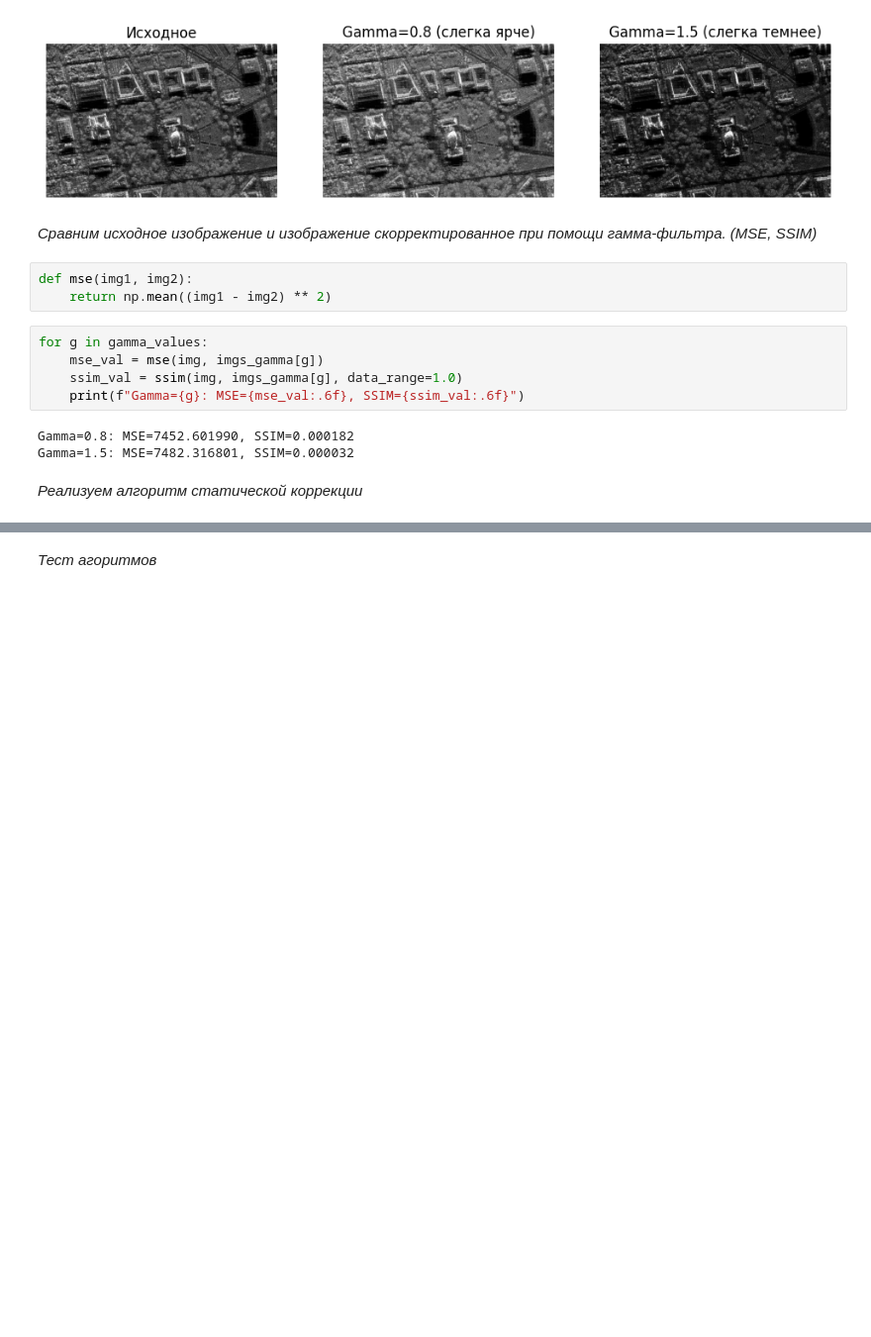
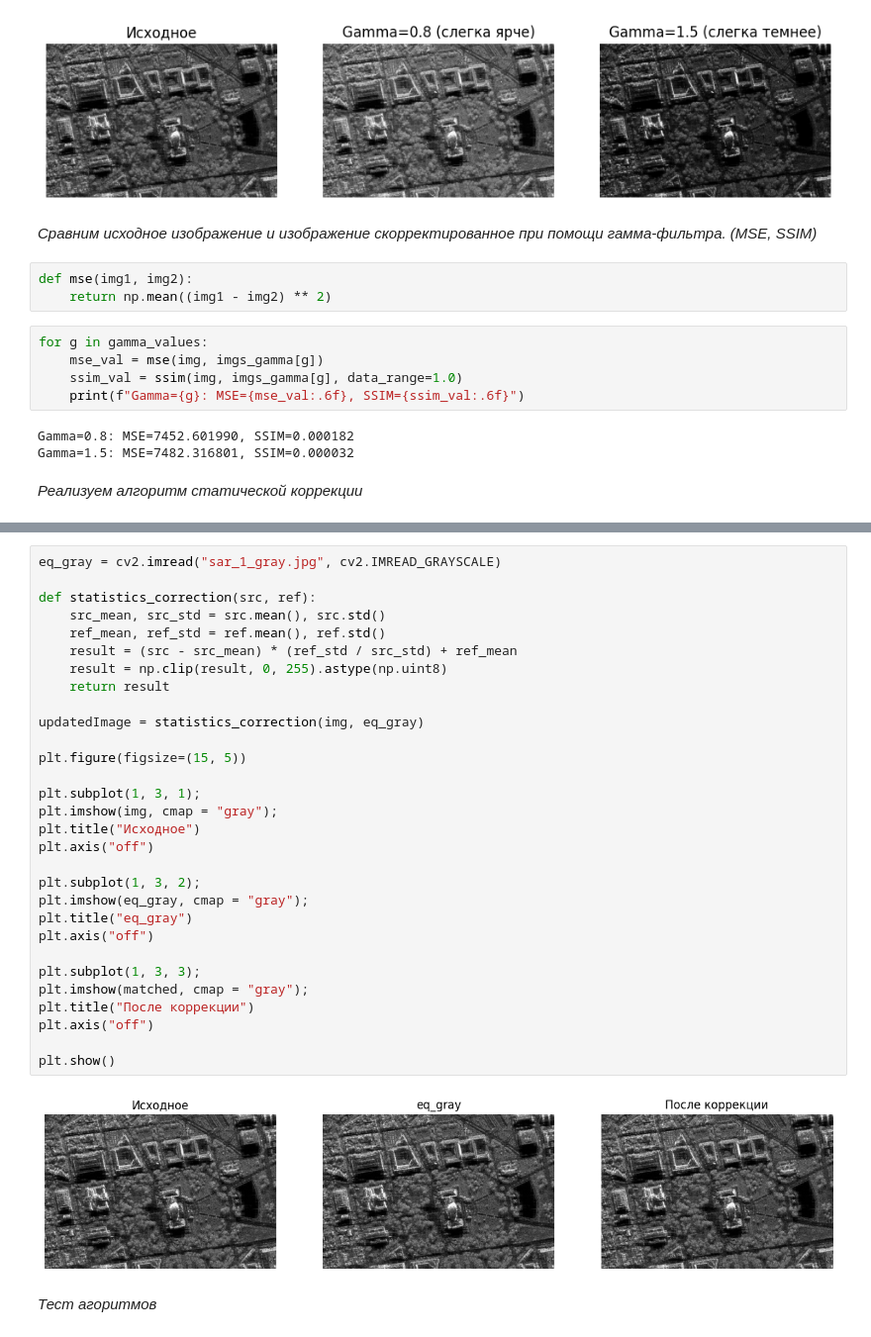
Before and after one commit to 7RosenRot/ImageProcessing_LWs, a Jupyter notebook: Practice_1/Practice_1.ipynb, the cells around one changed output, grey strips where cells are left out. Shown at 99% size. Drawn from its saved outputs; the diff is of its cells as text; blank space fills up the shorter version.

```diff
--- a/Practice_1/Practice_1.ipynb
+++ b/Practice_1/Practice_1.ipynb
@@ -89,6 +98,38 @@ print(f"Статистическая коррекция: MSE={mse_eq:.6f}, SSIM=
 # %% [output]
 [figure]
 Статистическая коррекция: MSE=7470.402832, SSIM=0.006071
+# %%
+eq_gray = cv2.imread("sar_1_gray.jpg", cv2.IMREAD_GRAYSCALE)
+
+def statistics_correction(src, ref):
+    src_mean, src_std = src.mean(), src.std()
+    ref_mean, ref_std = ref.mean(), ref.std()
+    result = (src - src_mean) * (ref_std / src_std) + ref_mean
+    result = np.clip(result, 0, 255).astype(np.uint8)
+    return result
+
+updatedImage = statistics_correction(img, eq_gray)
+
+plt.figure(figsize=(15, 5))
+
+plt.subplot(1, 3, 1);
+plt.imshow(img, cmap = "gray");
+plt.title("Исходное")
+plt.axis("off")
+
+plt.subplot(1, 3, 2);
+plt.imshow(eq_gray, cmap = "gray");
+plt.title("eq_gray")
+plt.axis("off")
+
+plt.subplot(1, 3, 3);
+plt.imshow(matched, cmap = "gray");
+plt.title("После коррекции")
+plt.axis("off")
+
+plt.show()
+# %% [output]
+[figure, added]
 # %% [markdown]
 *Тест агоритмов*
 # %%
```
Also changed, not shown: parts of 2 cells of this notebook.
